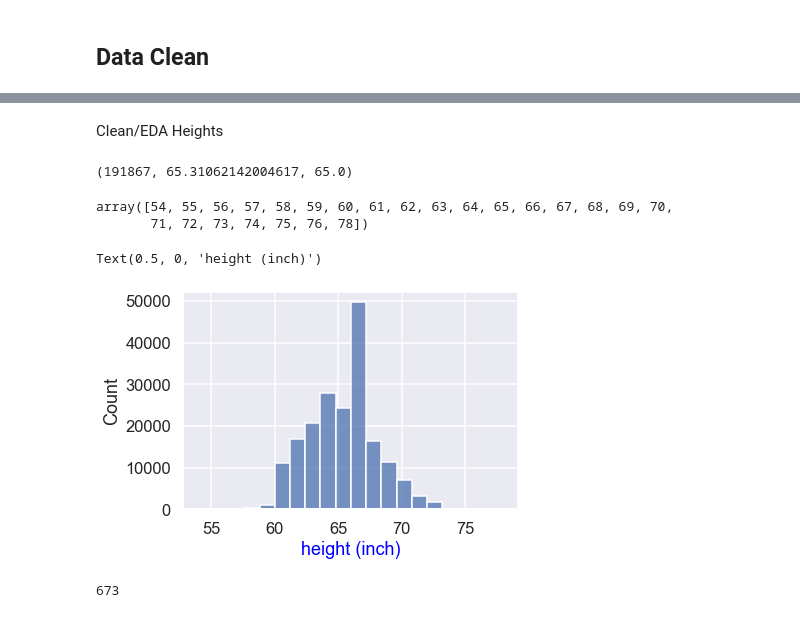
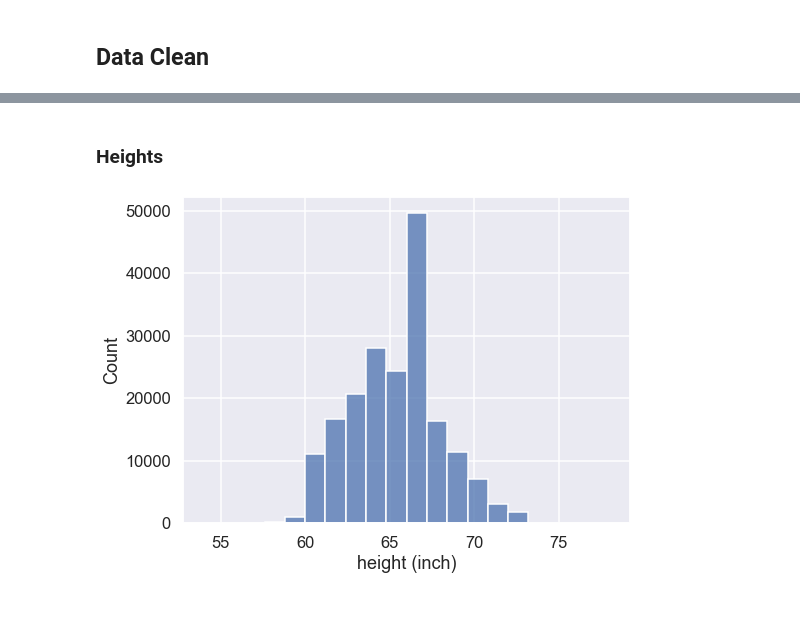
Before and after one commit to zic017/CSE158_Assignment2_Rating_Prediction_of_Clothes, a Jupyter notebook: EDA.ipynb, the cells around one changed output, grey strips where cells are left out. Drawn from its saved outputs; the diff is of its cells as text; code cells hidden in the pictures.

Commit message:
df clean update

```diff
--- a/EDA.ipynb
+++ b/EDA.ipynb
@@ -110,2 +147,2 @@ df.head()
 # %% [markdown]
-Clean/EDA Heights
+### Heights
@@ -115,15 +148,0 @@ heights = [standardize_height(h) for h in original_heights]
-# %%
-len(heights), np.mean(heights), np.median(heights)
-# %% [output]
-(191867, 65.31062142004617, 65.0)
-# %%
-np.unique(heights)
-# %% [output]
-array([54, 55, 56, 57, 58, 59, 60, 61, 62, 63, 64, 65, 66, 67, 68, 69, 70,
-       71, 72, 73, 74, 75, 76, 78])
-# %%
-sns.histplot(data=heights, bins=20)
-plt.xlabel('height (inch)', color='blue')
-# %% [output]
-Text(0.5, 0, 'height (inch)')
-[figure, removed]
@@ -139,11 +148,0 @@ for d in data_renttherunway:
-# %%
-c=0
-for d in data_renttherunway:
-    a = d.get('height')
-#     if a == None:
-    if type(a) == str:
-#         print(d)
-        c+=1
-c
-# %% [output]
-673
@@ -151,0 +149,8 @@ c
+# %%
+# overview of the whole distribution of height
+plt.figure(figsize=(8, 6))
+sns.histplot(data=df,x = 'height', bins=20)
+plt.xlabel('height (inch)')
+plt.show()
+# %% [output]
+[figure, added]
```
Also changed, not shown: parts of 25 cells of this notebook.
